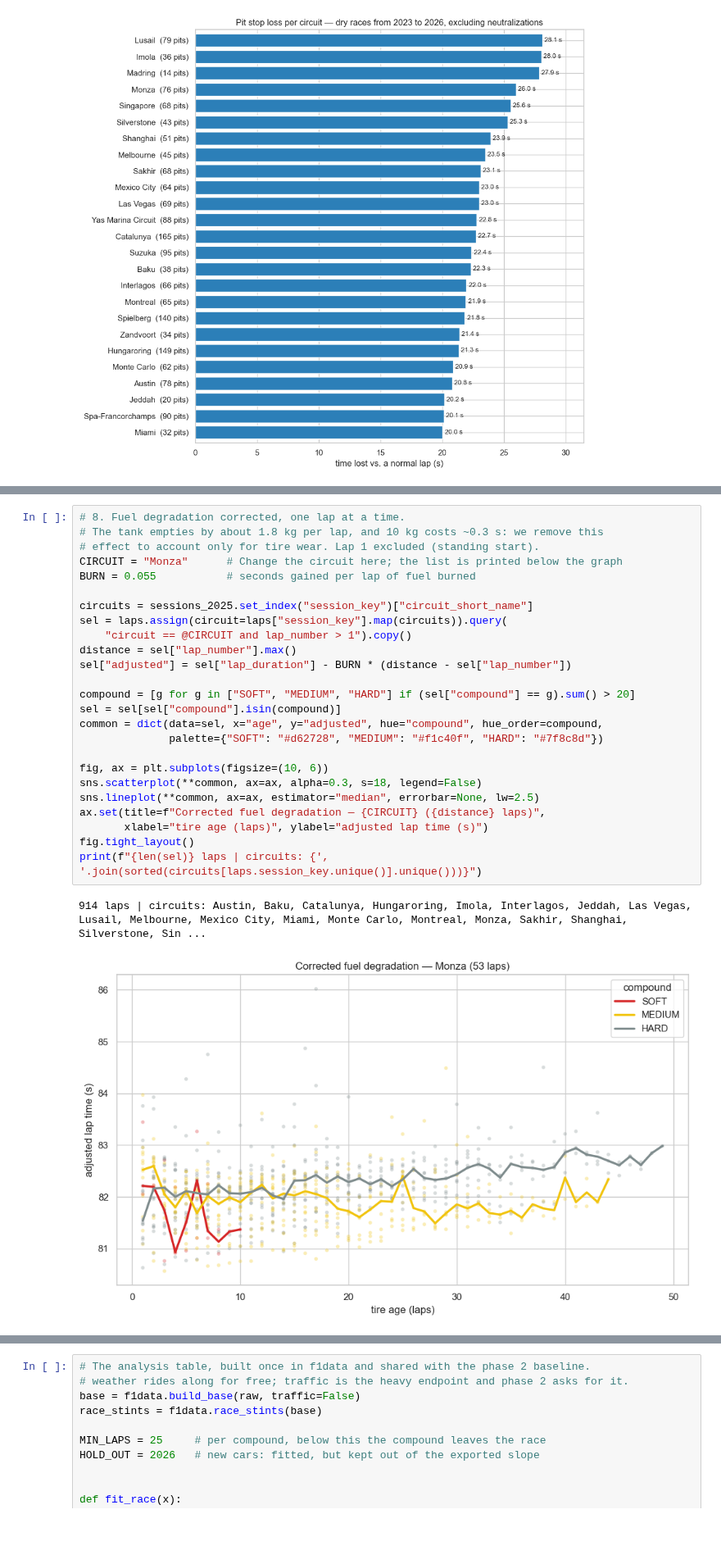
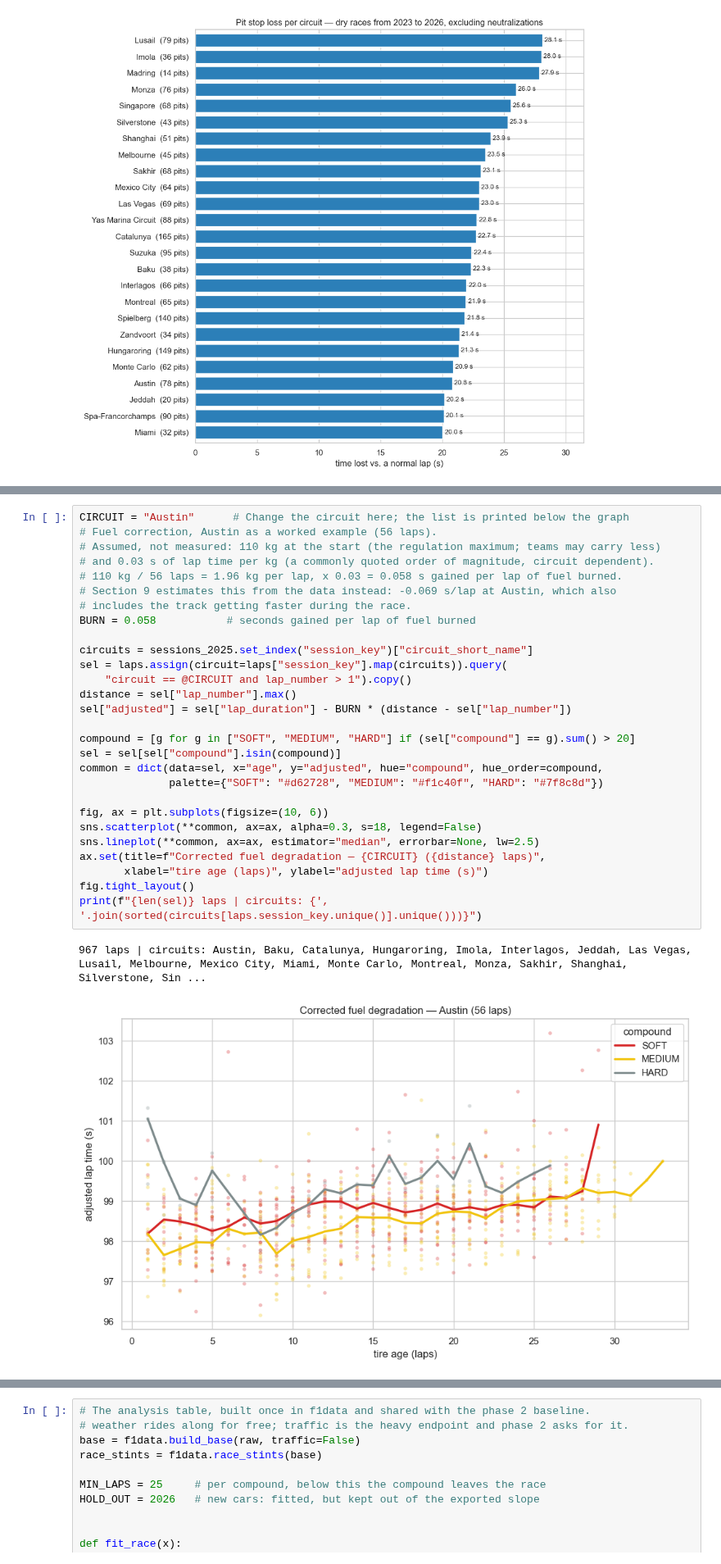
Before and after one commit to NathanLeDev/formula1-stint-optimizer, a Jupyter notebook: app/data-viz.ipynb, the cells around one changed output, grey strips where cells are left out. Shown at 82% size. Drawn from its saved outputs; the diff is of its cells as text; blank space fills up the shorter version.

```diff
--- a/app/data-viz.ipynb
+++ b/app/data-viz.ipynb
@@ -316,31 +318,34 @@ fig.tight_layout()
 # %%
-# 8. Fuel degradation corrected, one lap at a time.
-# The tank empties by about 1.8 kg per lap, and 10 kg costs ~0.3 s: we remove this
-# effect to account only for tire wear. Lap 1 excluded (standing start).
-CIRCUIT = "Monza"      # Change the circuit here; the list is printed below the graph
-BURN = 0.055           # seconds gained per lap of fuel burned
+CIRCUIT = "Austin"      # Change the circuit here; the list is printed below the graph
+# Fuel correction, Austin as a worked example (56 laps).
+# Assumed, not measured: 110 kg at the start (the regulation maximum; teams may carry less)
+# and 0.03 s of lap time per kg (a commonly quoted order of magnitude, circuit dependent).
+# 110 kg / 56 laps = 1.96 kg per lap, x 0.03 = 0.058 s gained per lap of fuel burned.
+# Section 9 estimates this from the data instead: -0.069 s/lap at Austin, which also
+# includes the track getting faster during the race.
+BURN = 0.058           # seconds gained per lap of fuel burned
 
 circuits = sessions_2025.set_index("session_key")["circuit_short_name"]
 sel = laps.assign(circuit=laps["session_key"].map(circuits)).query(
     "circuit == @CIRCUIT and lap_number > 1").copy()
 distance = sel["lap_number"].max()
 sel["adjusted"] = sel["lap_duration"] - BURN * (distance - sel["lap_number"])
 
 compound = [g for g in ["SOFT", "MEDIUM", "HARD"] if (sel["compound"] == g).sum() > 20]
 sel = sel[sel["compound"].isin(compound)]
 common = dict(data=sel, x="age", y="adjusted", hue="compound", hue_order=compound,
               palette={"SOFT": "#d62728", "MEDIUM": "#f1c40f", "HARD": "#7f8c8d"})
 
 fig, ax = plt.subplots(figsize=(10, 6))
 sns.scatterplot(**common, ax=ax, alpha=0.3, s=18, legend=False)
 sns.lineplot(**common, ax=ax, estimator="median", errorbar=None, lw=2.5)
 ax.set(title=f"Corrected fuel degradation — {CIRCUIT} ({distance} laps)",
        xlabel="tire age (laps)", ylabel="adjusted lap time (s)")
 fig.tight_layout()
 print(f"{len(sel)} laps | circuits: {', '.join(sorted(circuits[laps.session_key.unique()].unique()))}")
 # %% [output]
-914 laps | circuits: Austin, Baku, Catalunya, Hungaroring, Imola, Interlagos, Jeddah, Las Vegas, Lusail, Melbourne, Mexico City, Miami, Monte Carlo, Montreal, Monza, Sakhir, Shanghai, Silverstone, Sin ...
+967 laps | circuits: Austin, Baku, Catalunya, Hungaroring, Imola, Interlagos, Jeddah, Las Vegas, Lusail, Melbourne, Mexico City, Miami, Monte Carlo, Montreal, Monza, Sakhir, Shanghai, Silverstone, Sin ...
-[figure, old version]
+[figure, new version]
 # %% [markdown]
 ## 9. Reference Table by Circuit
 
```
Also changed, not shown: parts of 11 cells of this notebook, 1 other file.
